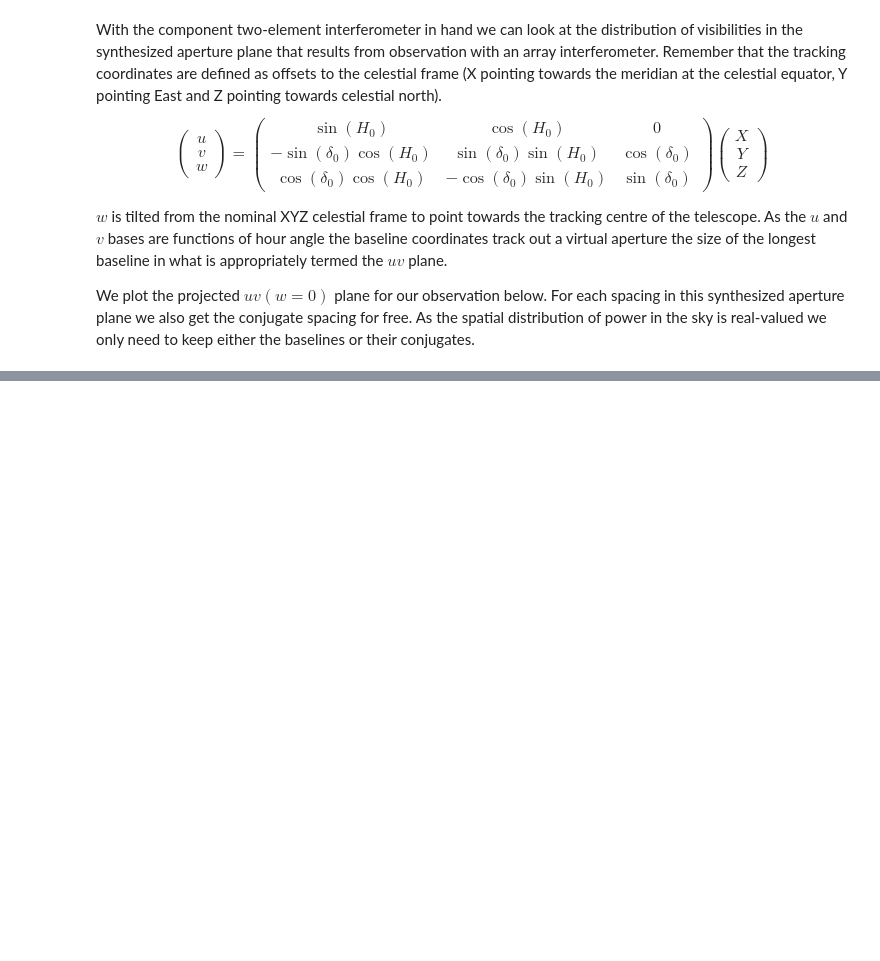
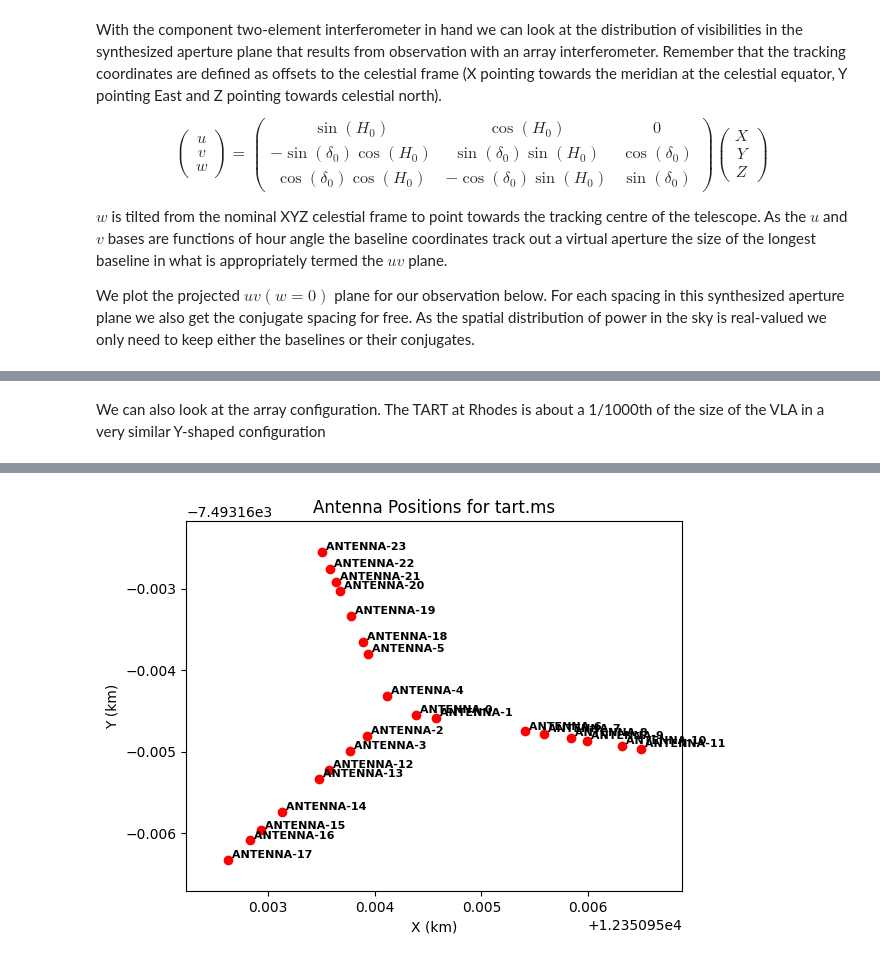
Before and after one commit to tart-telescope/notebooks, a Jupyter notebook: casa_example/casa_reduction_example.ipynb, the cells around one changed output, grey strips where cells are left out. Drawn from its saved outputs; the diff is of its cells as text; code cells hidden in the pictures; blank space fills up the shorter version.

```diff
--- a/casa_example/casa_reduction_example.ipynb
+++ b/casa_example/casa_reduction_example.ipynb
@@ -197,0 +291,5 @@ plt.show()
+# %% [markdown]
+We can also look at the array configuration. The TART at Rhodes is about a 1/1000th of the size of the VLA in a very similar Y-shaped configuration
+# %%
+plotants(vis='tart.ms')
+# %% [output]
@@ -197,0 +304 @@ plt.show()
+[figure, added]
```
Also changed, not shown: parts of 18 cells of this notebook.
